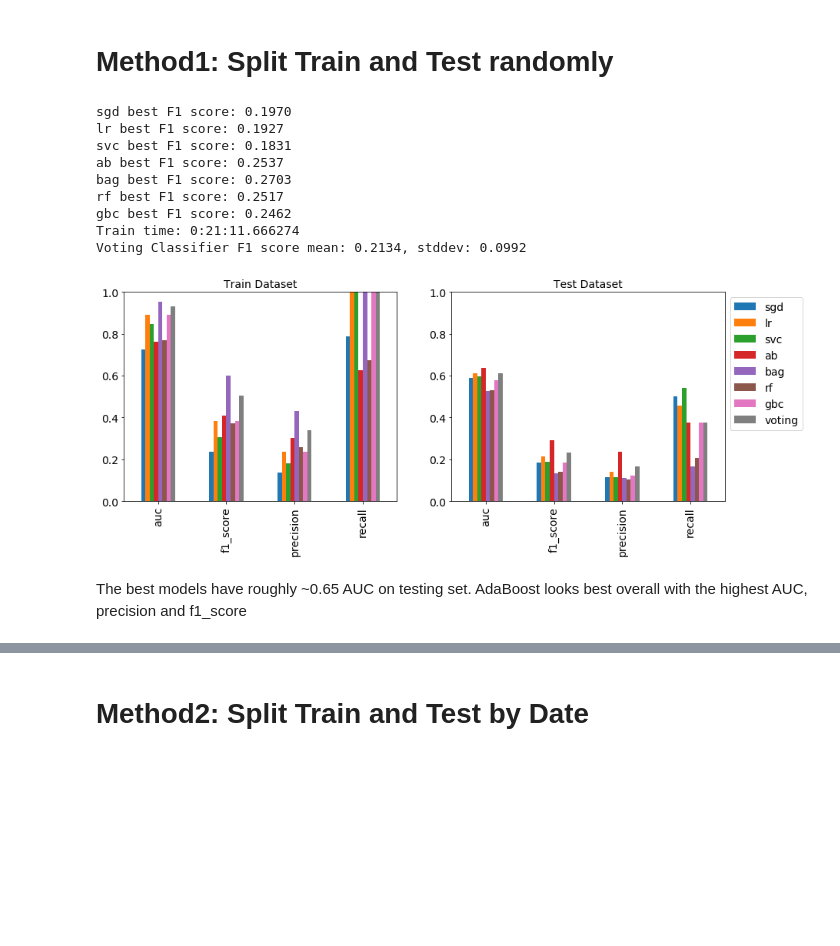
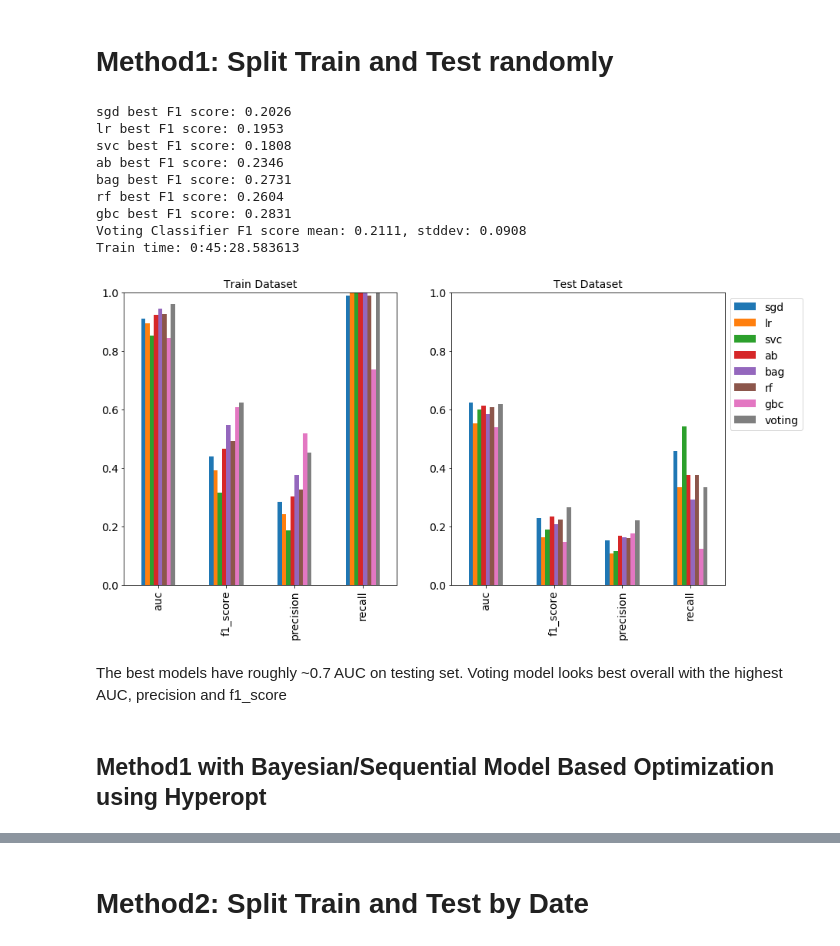
Before and after one commit to stephenleo87/uci-semicon, a Jupyter notebook: Labels_Prediction.ipynb, the cells around one changed output, grey strips where cells are left out. Drawn from its saved outputs; the diff is of its cells as text; code cells hidden in the pictures; blank space fills up the shorter version.

Commit message:
completed implementation of helper class functions

```diff
--- a/Labels_Prediction.ipynb
+++ b/Labels_Prediction.ipynb
@@ -304,18 +107,23 @@ lp = labels_prediction()
+# %%
+# Create an object of the helper class
+lp1 = pu.LabelsPrediction()
 # %%
-lp.train_models(X_train, y_train)
+lp1.train_models(X_train, y_train, tuning='random')
 # %% [output]
-sgd best F1 score: 0.1970
-lr best F1 score: 0.1927
-svc best F1 score: 0.1831
-ab best F1 score: 0.2537
-bag best F1 score: 0.2703
-rf best F1 score: 0.2517
-gbc best F1 score: 0.2462
-Train time: 0:21:11.666274
-Voting Classifier F1 score mean: 0.2134, stddev: 0.0992
+sgd best F1 score: 0.2026
+lr best F1 score: 0.1953
+svc best F1 score: 0.1808
+ab best F1 score: 0.2346
+bag best F1 score: 0.2731
+rf best F1 score: 0.2604
+gbc best F1 score: 0.2831
+Voting Classifier F1 score mean: 0.2111, stddev: 0.0908
+Train time: 0:45:28.583613
 # %%
-lp.test_models(X_train, y_train, X_test, y_test)
+lp1.test_models(X_train, y_train, X_test, y_test)
 # %% [output]
-[figure, old version]
+[figure, new version]
 # %% [markdown]
-The best models have roughly ~0.65 AUC on testing set. AdaBoost looks best overall with the highest AUC, precision and f1_score
+The best models have roughly ~0.7 AUC on testing set. Voting model looks best overall with the highest AUC, precision and f1_score
+# %% [markdown]
+## Method1 with Bayesian/Sequential Model Based Optimization using Hyperopt
```
Also changed, not shown: parts of 22 cells of this notebook, 1 other file.
